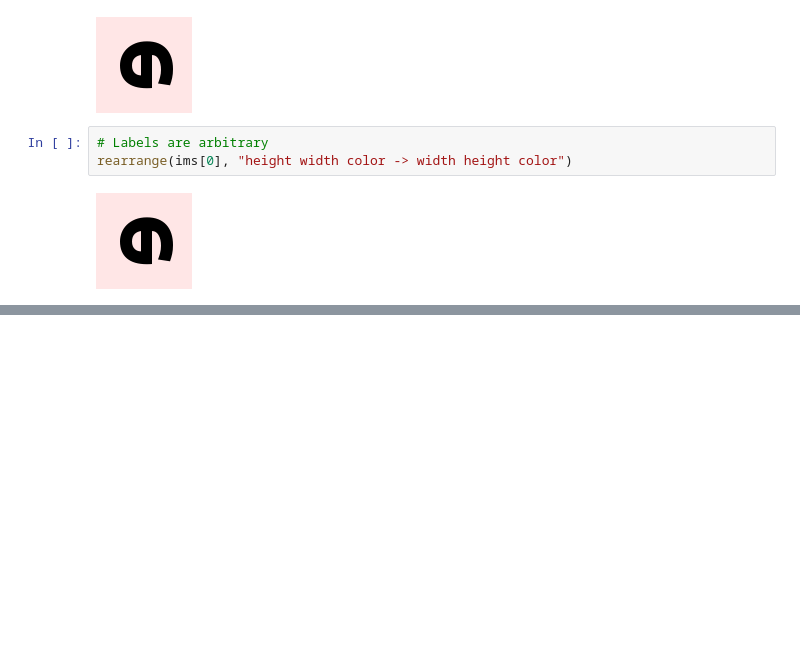
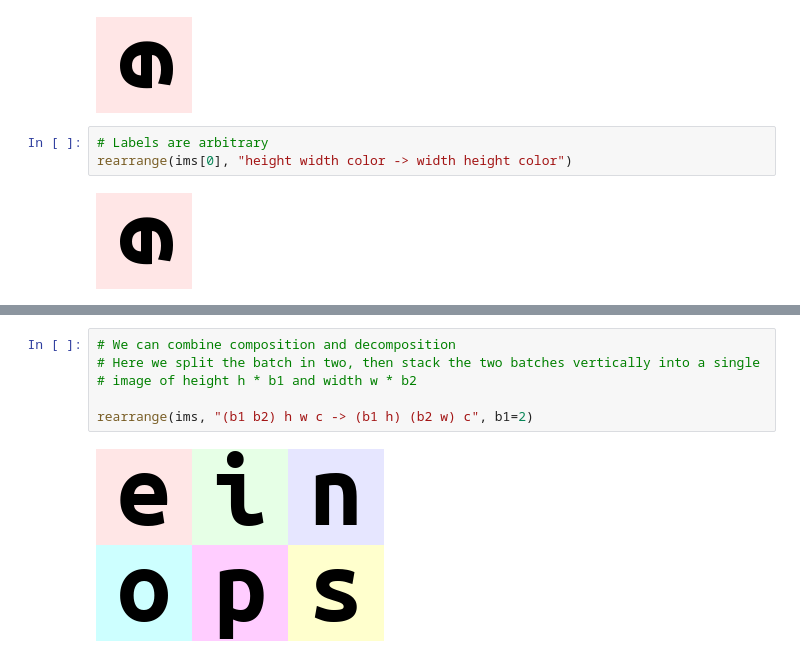
Before and after one commit to habbes/learn-einops, a Jupyter notebook: 01-basics.ipynb, the cells around one changed output, grey strips where cells are left out. Drawn from its saved outputs; the diff is of its cells as text; blank space fills up the shorter version.

```diff
--- a/01-basics.ipynb
+++ b/01-basics.ipynb
@@ -52,0 +91,8 @@ rearrange(ims[0], "height width color -> width height color")
+# %%
+# We can combine composition and decomposition
+# Here we split the batch in two, then stack the two batches vertically into a single
+# image of height h * b1 and width w * b2
+
+rearrange(ims, "(b1 b2) h w c -> (b1 h) (b2 w) c", b1=2)
+# %% [output]
+[figure, added]
```
Also changed, not shown: parts of 16 cells of this notebook.
